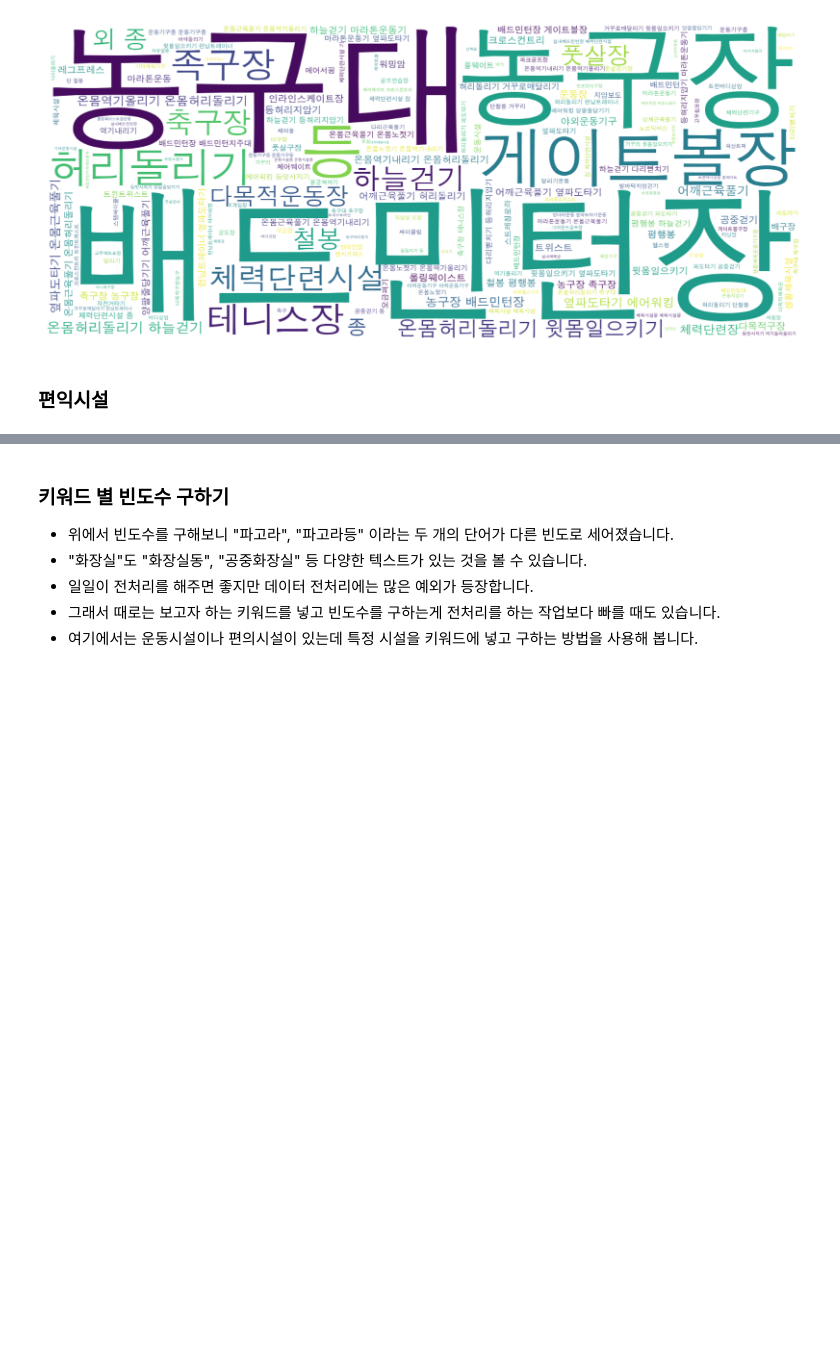
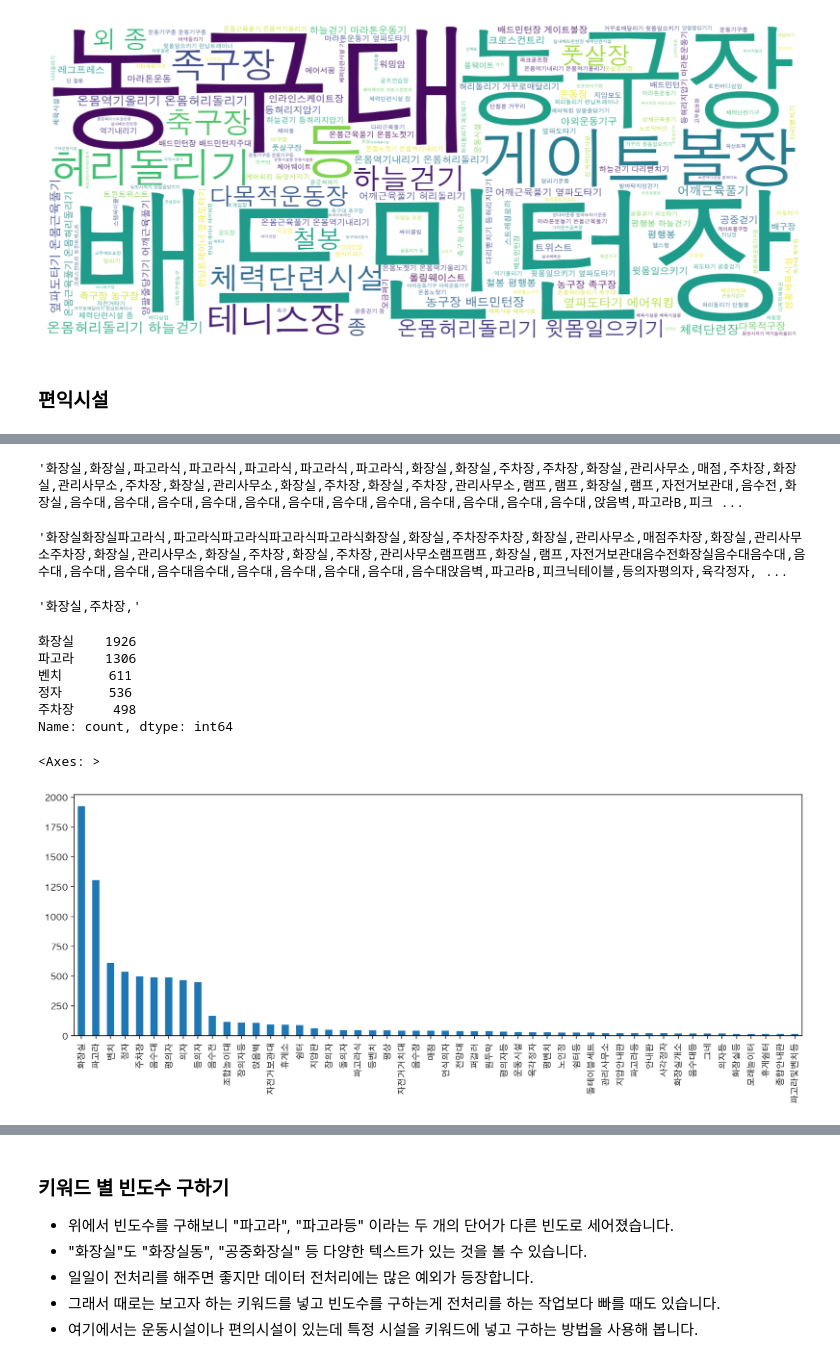
Before and after one commit to online5880/Public-Data-Analysis-in-Python, a Jupyter notebook: park/05_park_input.ipynb, the cells around one changed output, grey strips where cells are left out. Cells and saved outputs as stored; diff of their text form; code cells hidden in the pictures; blank space fills up the shorter version.

```diff
--- a/park/05_park_input.ipynb
+++ b/park/05_park_input.ipynb
@@ -696,6 +696,16 @@ word_cloud(gym)
 # 편익시설에서 필요 없는 문자를 제거하고
 # 토큰화를 위해 각 시설을 "," 로 구분하도록 전처리를 하는 함수를 구현합니다.
 # 함수명은 get_string 으로 합니다.
+
+def get_string(text):
+    if pd.isna(text):
+        return text
+
+    text = re.sub("[\d\.'\-(nan)\[\]\/]","",text)
+    text = re.sub(" ","",text)
+    text = re.sub(",{2,}","",text)
+    text = re.sub("\+",",",text)
+    return text
 # %%
 # 함수가 잘 구현되었는지 확인해 봅니다.
 # 다음의 문자를 전처리 했을 때
@@ -705,3 +723,5 @@ word_cloud(gym)
 # %%
 # map을 통해 위에서 구현한 함수를 적용해 줍니다.
 # 원본과 비교해 보기 위해 "편익시설"이라는 새로운 컬럼을 만듭니다.
+df['편익시설'] = df['공원보유시설(편익시설)'].map(get_string)
+df['편익시설'].head()
@@ -712,15 +749,44 @@ word_cloud(gym)
 # 문자열을 연결해 주는 join 으로 편익시설을 연결해 주는 방법이 있습니다.
 # 이 때, 결측치가 있으면 결측치는 숫자형태이기 때문에 문자와 연결되지 않아 오류가 납니다.
 # 따라서 결측치를 제외한 값만 가져와서 연결합니다.
+# ",".join(df['편익시설']).notnull()
+fac = ",".join(df.loc[df['편익시설'].notnull(),'편익시설'])
+fac = get_string(fac)
+fac[:1000]
+# %% [output]
+'화장실,화장실,파고라식,파고라식,파고라식,파고라식,파고라식,화장실,화장실,주차장,주차장,화장실,관리사무소,매점,주차장,화장실,관리사무소,주차장,화장실,관리사무소,화장실,주차장,화장실,주차장,관리사무소,램프,램프,화장실,램프,자전거보관대,음수전,화장실,음수대,음수대,음수대,음수대,음수대,음수대,음수대,음수대,음수대,음수대,음수대,음수대,앉음벽,파고라B,피크 ...
 # %%
 # 위에서 전처리한 "편익시설" 컬럼을 리스트 형태로 만들고 다시 str 으로 변환 합니다.
 # 위에서 만든 get_string 함수로 전처리를 합니다.
+
+fac = str(df['편익시설'].tolist())
+fac = get_string(fac)
+fac
+# %% [output]
+'화장실화장실파고라식,파고라식파고라식파고라식파고라식화장실,화장실,주차장주차장,화장실,관리사무소,매점주차장,화장실,관리사무소주차장,화장실,관리사무소,화장실,주차장,화장실,주차장,관리사무소램프램프,화장실,램프,자전거보관대음수전화장실음수대음수대,음수대,음수대,음수대,음수대음수대,음수대,음수대,음수대,음수대,음수대앉음벽,파고라B,피크닉테이블,등의자평의자,육각정자, ...
 # %%
 # ,가 2개 이상 들어가면 하나로 변경합니다.
 # '화장실,주차장,,,' 텍스트를 정규표현식으로 바꿔봅니다.
+re.sub(",{2,}",",","화장실,주차장,,,,")
+# %% [output]
+'화장실,주차장,'
 # %%
 # 다시 ","로 텍스트를 분리하고 판다스의 Series 형태로 만들고 value_counts 로 빈도수를 계산합니다.
+fac_count = pd.Series(fac.split(",")).value_counts()
+fac_count.head()
+# %% [output]
+화장실    1926
+파고라    1306
+벤치      611
+정자      536
+주차장     498
+Name: count, dtype: int64
 # %%
 # 상위 50개 단어에 대해 막대그래프를 그려봅니다.
+plt.figure(figsize=(15,5))
+fac_count.head(50).plot.bar()
+# %% [output]
+<Axes: >
+[figure, added]
 # %%
 # 편익시설에 대한 워드클라우드를 위에서 정의한 wordcloud 함수로 그려봅니다.
```
Also changed, not shown: parts of 6 cells of this notebook.
